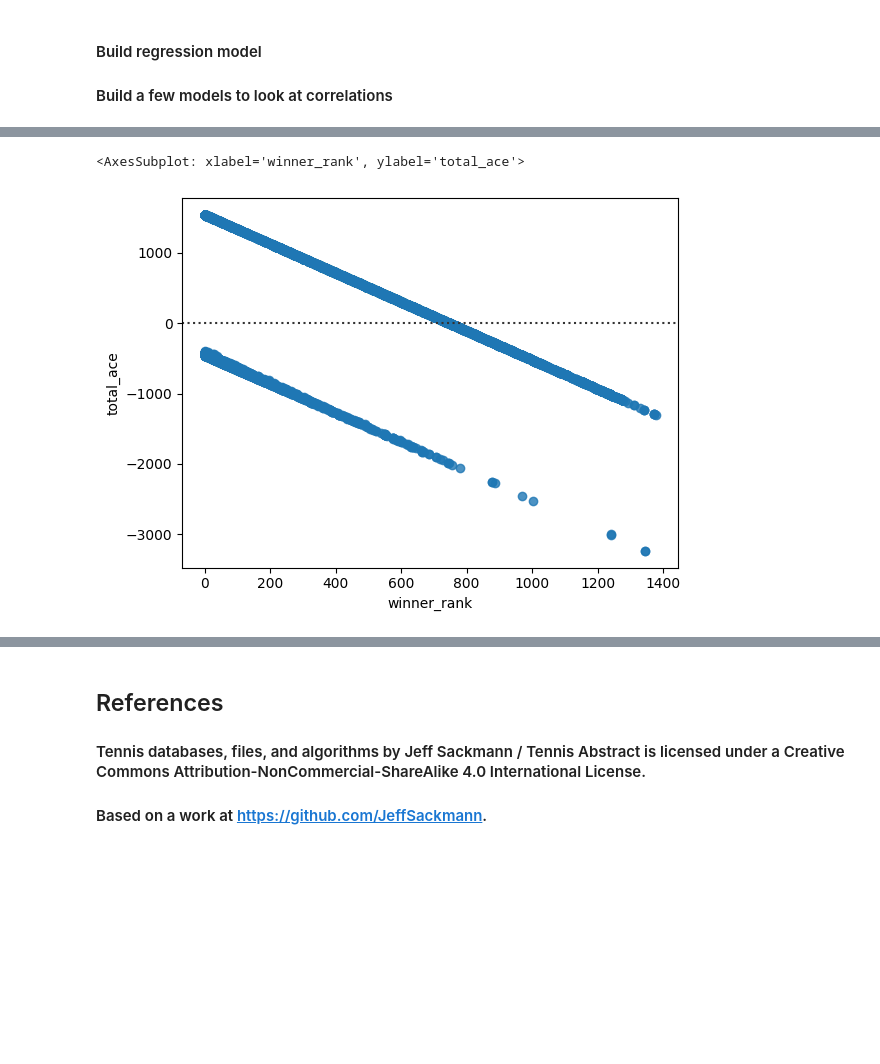
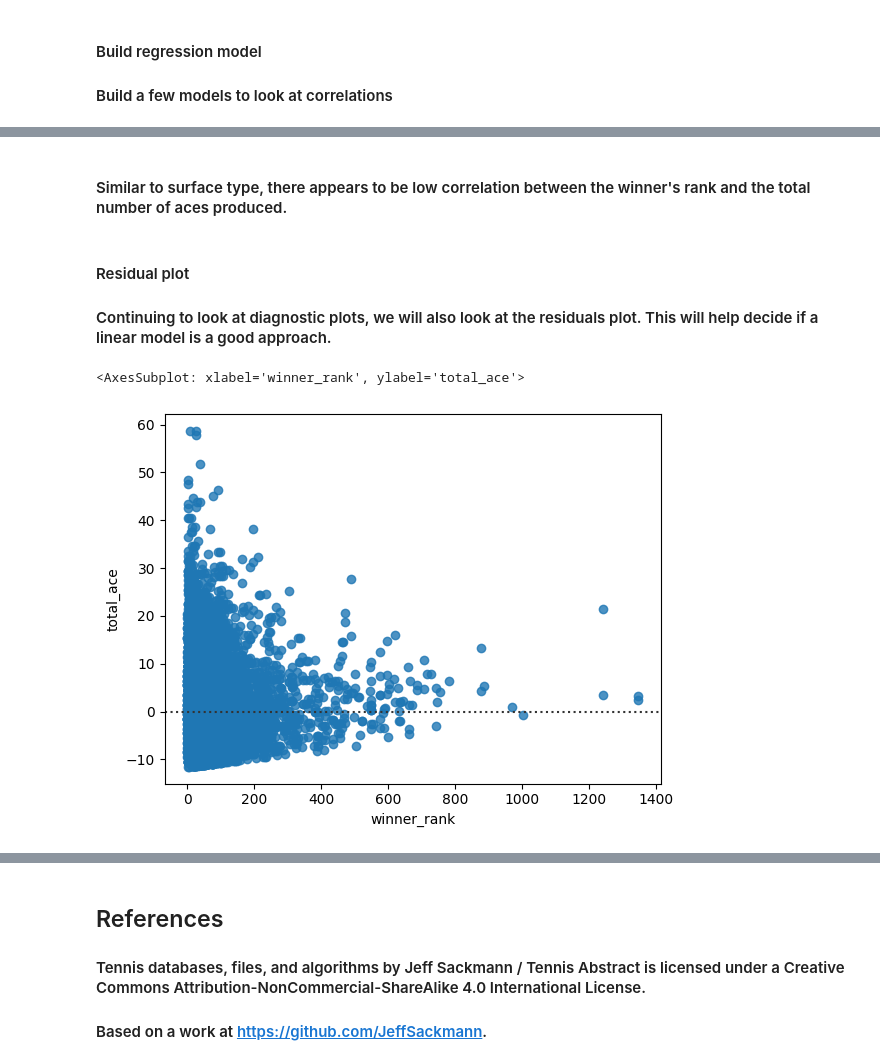
Before and after one commit to spencer130/COMP4447_FinalProject, a Jupyter notebook: FinalProject_Tennis.ipynb, the cells around one changed output, grey strips where cells are left out. Cells and saved outputs as stored; diff of their text form; code cells hidden in the pictures; blank space fills up the shorter version.

```diff
--- a/FinalProject_Tennis.ipynb
+++ b/FinalProject_Tennis.ipynb
@@ -50,6 +52,8 @@ tennis_5 = pd.read_csv(url_5)
 tennis_df = pd.concat([tennis_1, tennis_2, tennis_3, tennis_4, tennis_5], join='inner')
 tennis_df['year'] = [x[:4] for x in tennis_df['tourney_id']]
 
+tennis_df = tennis_df.reset_index(drop=True)
+
 tennis_df.sample(10)
 # %% [output]
 |  | tourney_id | tourney_name | surface | draw_size | tourney_level | tourney_date | match_num | winner_id | ... |
@@ -172,5 +189,6 @@ dtype: object
 # %%
 tennis_df_subset['year'] = pd.to_numeric(tennis_df_subset['year'])
+tennis_df_subset['winner_age'] = tennis_df_subset['winner_age'].astype('int')
 tennis_df_subset.dtypes
 # %% [output]
 tourney_name     object
@@ -195,5 +211,5 @@ dtype: object
 # %%
-tennis_df_subset['winner_age'] = tennis_df_subset['winner_age'].apply(lambda x: round(x))
-tennis_df_subset
+#tennis_df_subset['winner_age'] = tennis_df_subset['winner_age'].apply(lambda x: round(x))
+tennis_df_subset.sample(10)
 # %% [output]
 |  | tourney_name | surface | winner_id | winner_name | winner_seed | winner_rank | winner_hand | w_ace | ... |
@@ -403,16 +428,30 @@ ShapiroResult(statistic=0.8948800563812256, pvalue=5.120678539212075e-18)
 #### Build a few models to look at correlations
 # %%
 #Build a simple linear regression model using OLS regression model for surface types
+tennis_df_regression_test = tennis_df_regression.copy()
 
 #Convert surface types to numbers first
-surface_numbers = pd.get_dummies(tennis_df_regression['surface'])
-tennis_df_regression = tennis_df_regression.join(surface_numbers)
+surface_numbers = pd.get_dummies(tennis_df_regression_test['surface'])
+tennis_df_regression_test = tennis_df_regression_test.join(surface_numbers)
 
-#Create OLS regression model
-x = tennis_df_regression.iloc[:, 17:21]
-y = tennis_df_regression['total_ace']
+#Create OLS regression model for clay
+#x = tennis_df_regression.iloc[:, 17:21]
+x_clay = tennis_df_regression_test['Clay']
+x_hard = tennis_df_regression_test['Hard']
+x_carpet = tennis_df_regression_test['Carpet']
+x_grass = tennis_df_regression_test['Grass']
+y = tennis_df_regression_test['total_ace']
 
-lm_1 = sm.OLS(y, x)
-lm_1_fit = lm_1.fit()
-lm_1_fit.summary()
+lm_clay = sm.OLS(y, x_clay)
+lm_hard = sm.OLS(y, x_hard)
+lm_carpet = sm.OLS(y, x_carpet)
+lm_grass = sm.OLS(y, x_grass)
+
+lm_clay_fit = lm_clay.fit()
+lm_hard_fit = lm_hard.fit()
+lm_carpet_fit = lm_carpet.fit()
+lm_grass_fit = lm_grass.fit()
+
+#Linear model for clay surface
+print(lm_clay_fit.summary())
 # %% [output]
@@ -472,7 +568,13 @@ Notes:
+# %% [markdown]
+#### Similar to surface type, there appears to be low correlation between the winner's rank and the total number of aces produced.
+# %% [markdown]
+#### Residual plot
+
+#### Continuing to look at diagnostic plots, we will also look at the residuals plot. This will help decide if a linear model is a good approach.
 # %%
 #Residuals Plot for winner rank and ace
 
-sns.residplot(x='winner_rank', y='total_ace', data=tennis_df_subset)
+sns.residplot(x='winner_rank', y='total_ace', data=tennis_df_regression_test)
 # %% [output]
 <AxesSubplot: xlabel='winner_rank', ylabel='total_ace'>
-[figure, old version]
+[figure, new version]
```
Also changed, not shown: parts of 53 cells of this notebook.
